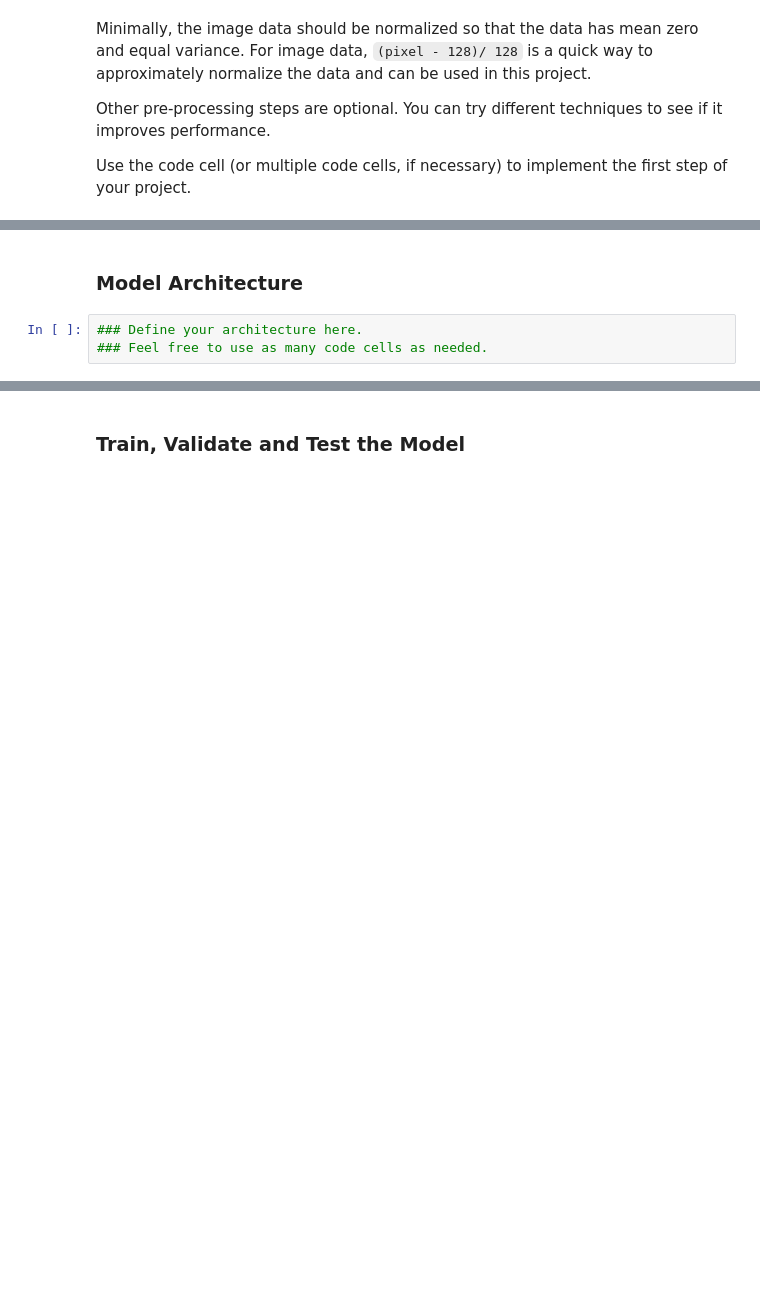
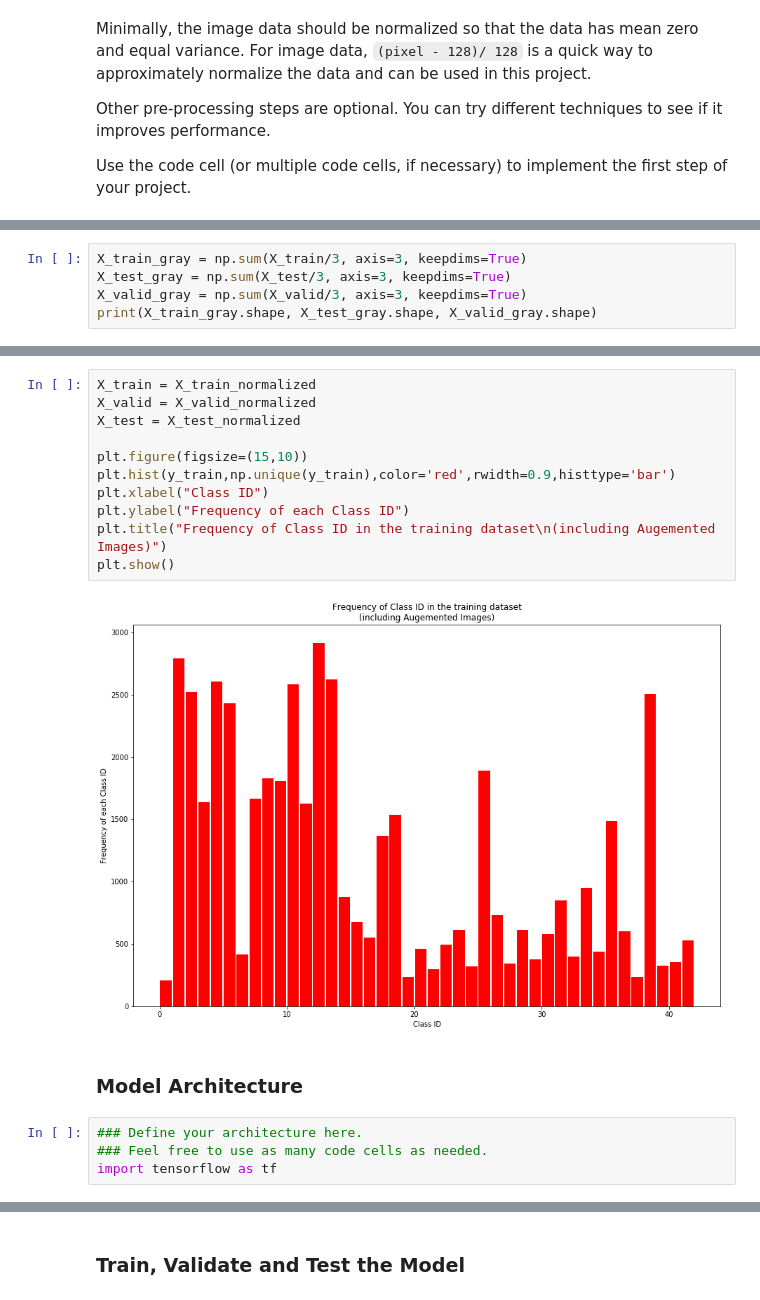
Before and after one commit to aakashkardam/Traffic_Sign_Classifier_Udacity_Project_3, a Jupyter notebook: Traffic_Sign_Classifier.ipynb, the cells around one changed output, grey strips where cells are left out. Saved outputs shown, nothing was run; the diff lists cells and outputs as text; blank space fills up the shorter version.

```diff
--- a/Traffic_Sign_Classifier.ipynb
+++ b/Traffic_Sign_Classifier.ipynb
@@ -253,0 +248,5 @@ a[0][0][0][1] = 6
+# %%
+X_train_gray = np.sum(X_train/3, axis=3, keepdims=True)
+X_test_gray = np.sum(X_test/3, axis=3, keepdims=True)
+X_valid_gray = np.sum(X_valid/3, axis=3, keepdims=True)
+print(X_train_gray.shape, X_test_gray.shape, X_valid_gray.shape)
@@ -254,5 +280,19 @@ a[0][0][0][1] = 6
+# %%
+X_train = X_train_normalized
+X_valid = X_valid_normalized
+X_test = X_test_normalized
+
+plt.figure(figsize=(15,10))
+plt.hist(y_train,np.unique(y_train),color='red',rwidth=0.9,histtype='bar')
+plt.xlabel("Class ID")
+plt.ylabel("Frequency of each Class ID")
+plt.title("Frequency of Class ID in the training dataset\n(including Augemented Images)")
+plt.show()
+# %% [output]
+[figure, added]
 # %% [markdown]
 ### Model Architecture
 # %%
 ### Define your architecture here.
 ### Feel free to use as many code cells as needed.
+import tensorflow as tf
```
Also changed, not shown: parts of 19 cells of this notebook, 2 other files.
